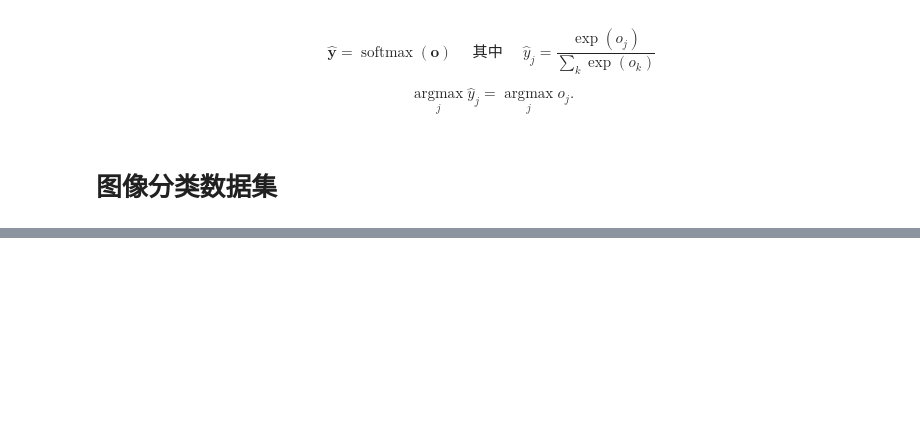
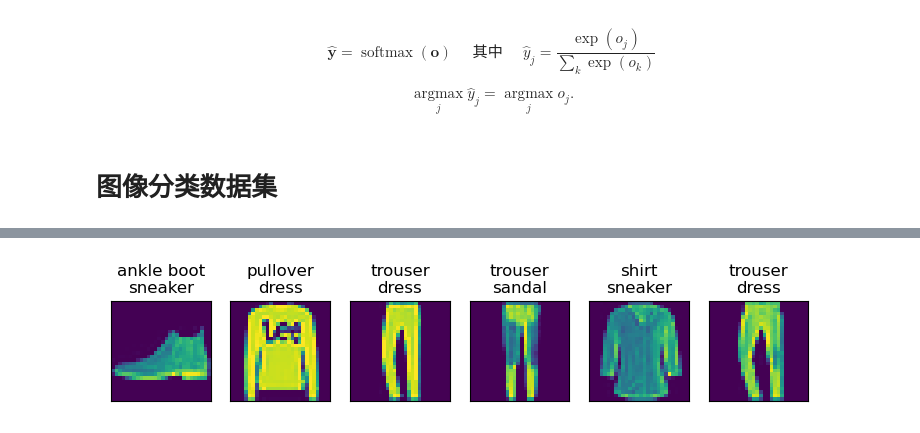
Before and after one commit to Heitao5200/my_blog, a Jupyter notebook: docs/组队学习/Open_Learning_Camp-动手学习深度学习/Task03 线性神经网络.ipynb, the cells around one changed output, grey strips where cells are left out. Cells and saved outputs as stored; diff of their text form; code cells hidden in the pictures; blank space fills up the shorter version.

```diff
--- a/docs/组队学习/Open_Learning_Camp-动手学习深度学习/Task03 线性神经网络.ipynb
+++ b/docs/组队学习/Open_Learning_Camp-动手学习深度学习/Task03 线性神经网络.ipynb
@@ -296,0 +582,10 @@ def use_svg_display():
+# %%
+def evaluate_accuracy(net, data_iter):  #@save
+    """计算在指定数据集上模型的精度"""
+    if isinstance(net, torch.nn.Module):
+        net.eval()  # 将模型设置为评估模式
+    metric = Accumulator(2)  # 正确预测数、预测总数
+    with torch.no_grad():
+        for X, y in data_iter:
+            metric.add(accuracy(net(X), y), y.numel())
+    return metric[0] / metric[1]
@@ -296,0 +676,21 @@ def use_svg_display():
+# %%
+def train_ch3(net, train_iter, test_iter, loss, num_epochs, updater):  #@save
+    """训练模型（定义见第3章）"""
+    animator = Animator(xlabel='epoch', xlim=[1, num_epochs], ylim=[0.3, 0.9],
+                        legend=['train loss', 'train acc', 'test acc'])
+    for epoch in range(num_epochs):
+        train_metrics = train_epoch_ch3(net, train_iter, loss, updater)
+        test_acc = evaluate_accuracy(net, test_iter)
+        animator.add(epoch + 1, train_metrics + (test_acc,))
+    train_loss, train_acc = train_metrics
+    assert train_loss < 0.5, train_loss
+    assert train_acc <= 1 and train_acc > 0.7, train_acc
+    assert test_acc <= 1 and test_acc > 0.7, test_acc
+# %%
+lr = 0.1
+
+def updater(batch_size):
+    return d2l.sgd([W, b], lr, batch_size)
+# %%
+num_epochs = 10
+train_ch3(net, train_iter, test_iter, cross_entropy, num_epochs, updater)
@@ -296,0 +699,14 @@ def use_svg_display():
+# %%
+def predict_ch3(net, test_iter, n=6):  #@save
+    """预测标签（定义见第3章）"""
+    for X, y in test_iter:
+        break
+    trues = d2l.get_fashion_mnist_labels(y)
+    preds = d2l.get_fashion_mnist_labels(net(X).argmax(axis=1))
+    titles = [true +'\n' + pred for true, pred in zip(trues, preds)]
+    d2l.show_images(
+        X[0:n].reshape((n, 28, 28)), 1, n, titles=titles[0:n])
+
+predict_ch3(net, test_iter)
+# %% [output]
+[figure, added]
```
Also changed, not shown: parts of 60 cells of this notebook, 6 other files.
